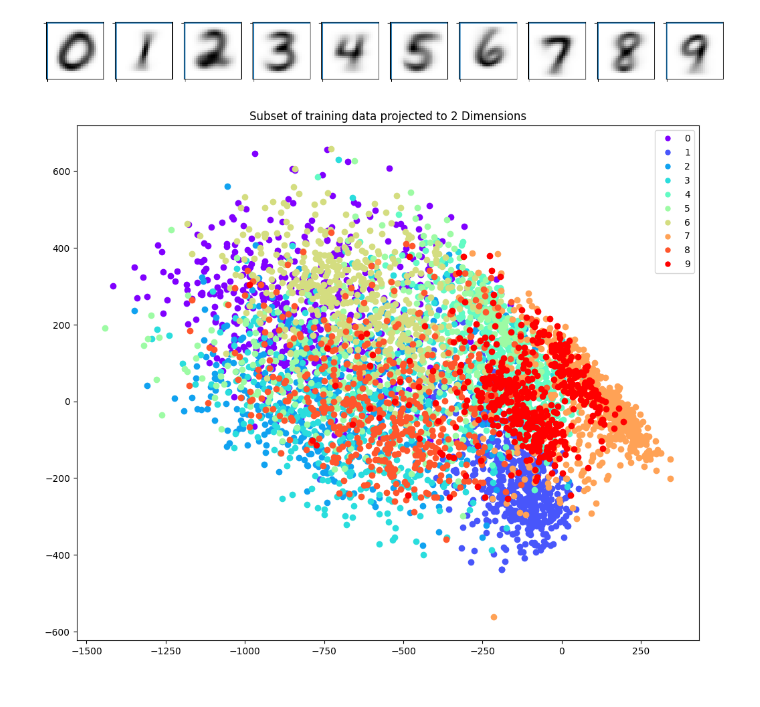
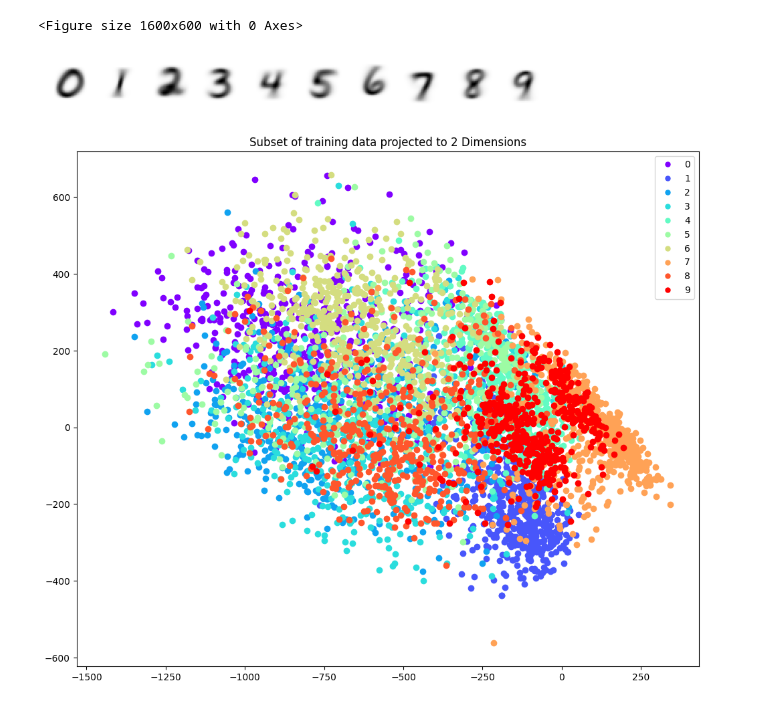
Before and after one commit to TimRoss/OCR, a Jupyter notebook: CPUcode.ipynb, the cells around one changed output. Saved outputs shown, nothing was run; the diff lists cells and outputs as text; code cells hidden in the pictures.

Commit message:
Cleaned up class means image

```diff
--- a/CPUcode.ipynb
+++ b/CPUcode.ipynb
@@ -390,18 +319,19 @@ plt.show()
 [figure]
 # %%
 # Draw the means for each class. This gives an idea of what the model will be looking for
+
 count = 0
 sample_size = 10
 plt.figure(figsize=(16, 6))
-for i in range(0, sample_size):
-    count = count + 1
-    plt.subplot(1, sample_size, count)
-    plt.axhline('')
-    plt.axvline('')
-    plt.imshow(newClassifier.classMeans[i].reshape(28, 28), cmap=plt.cm.Greys)
+fig, ax = plt.subplots(nrows = 1, ncols = len(newClassifier.classMeans))
+
+for i, col in enumerate(ax):
+    col.set_axis_off()
+    col.imshow(newClassifier.classMeans[i].reshape(28,28), cmap=plt.cm.Greys)
 plt.show()
 # %% [output]
+<Figure size 1600x600 with 0 Axes>
-[figure, old version]
+[figure, new version]
 # %%
 # Some common code for plotting
 
```
Also changed, not shown: parts of 10 cells of this notebook.
